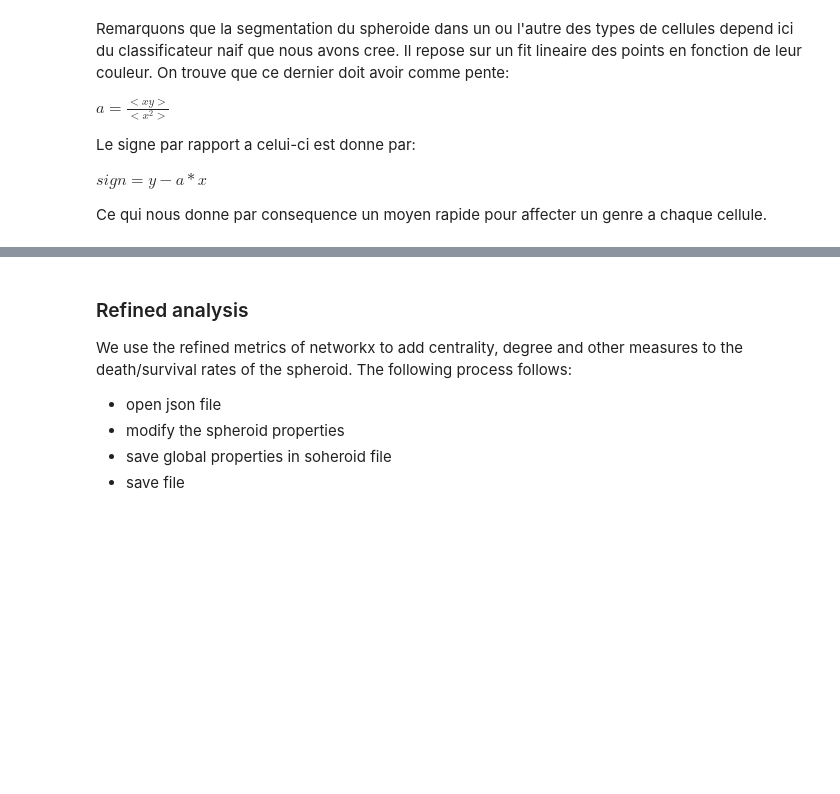
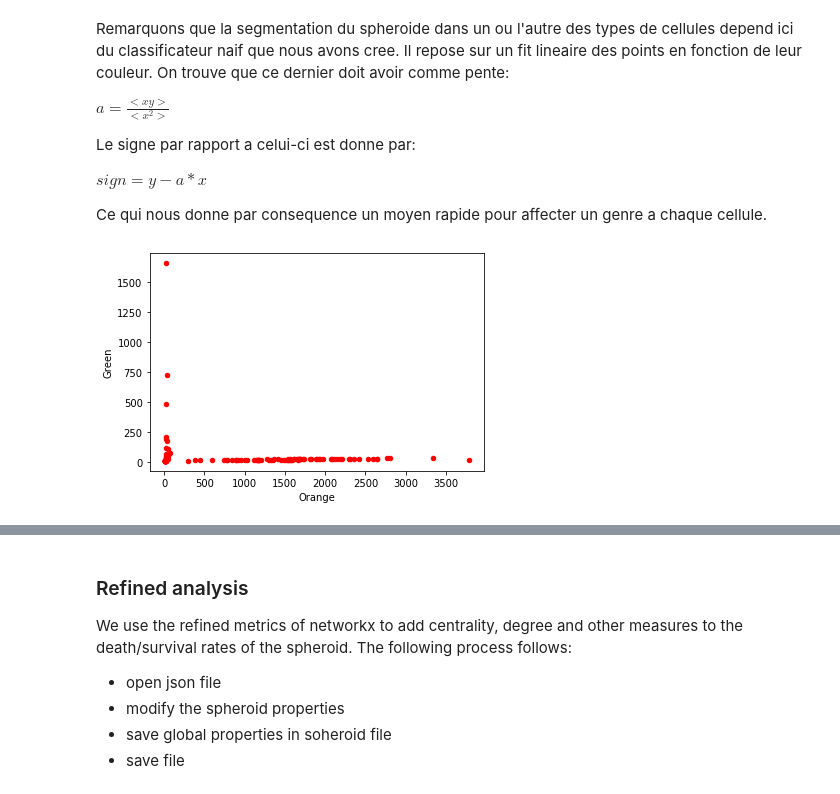
Before and after one commit to gronteix/3D-Segmentation-Sebastien, a Jupyter notebook: UtilityNotebook.ipynb, the cells around one changed output, grey strips where cells are left out. Drawn from its saved outputs; the diff is of its cells as text; code cells hidden in the pictures; blank space fills up the shorter version.

```diff
--- a/UtilityNotebook.ipynb
+++ b/UtilityNotebook.ipynb
@@ -71,10 +70,10 @@ IntensityPath = r'X:\Gustave\Experiments\Nuclei Segmentation\04072019\Seb\tif\Sp
+# %%
+IntensityPath = r'\\atlas.pasteur.fr\Multicell\Gustave\fusionGustave\TIFF\Spheroids\\'
 # %%
-df1 = pandas.read_csv(IntensityPath + 'intensityFrame_00_00.csv')
-df2 = pandas.read_csv(IntensityPath + 'intensityFrame_01_00.csv')
+df1 = pandas.read_csv(IntensityPath + 'intensityFrame_0_2.csv')
 # %%
 import matplotlib.pyplot as plt
 
-
 ax1 = df1.plot.scatter(x='Orange',y='Green', c= 'r')
-df2.plot.scatter(x='Orange',y='Green', ax = ax1)
-plt.plot(df['Orange'], a*df['Orange'], 'g-')
+# %% [output]
+[figure, added]
```
Also changed, not shown: parts of 11 cells of this notebook, 1 other file.
